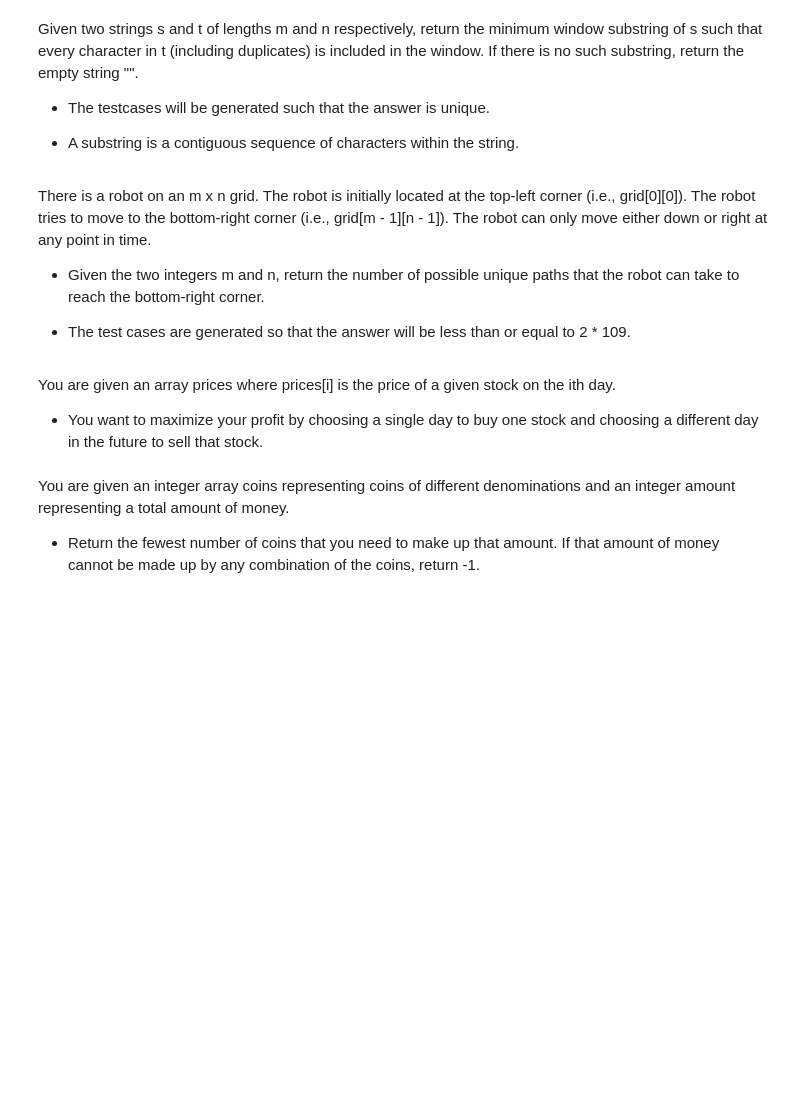
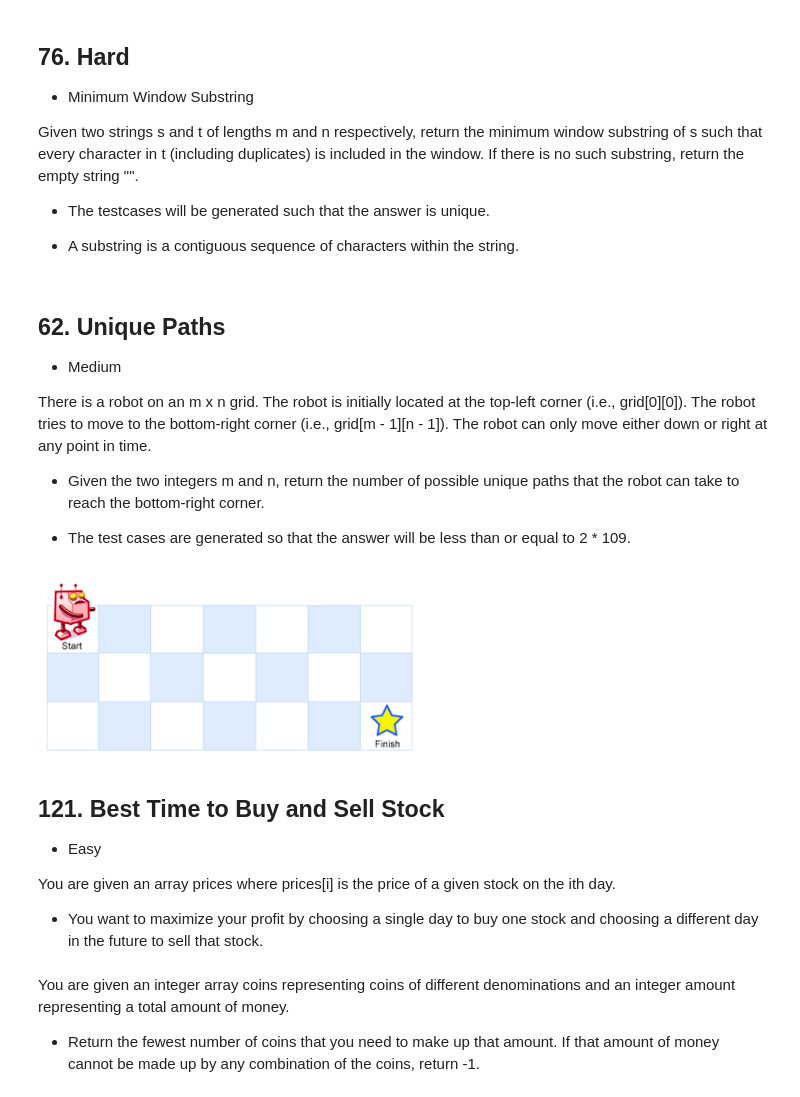
Before and after one commit to MellissaValle/Classes-Practice, a Jupyter notebook: leetcode/Leetcode .ipynb, the cells around one changed output. Drawn from its saved outputs; the diff is of its cells as text; code cells hidden in the pictures; blank space fills up the shorter version.

Commit message:
Easy medium hard

```diff
--- a/leetcode/Leetcode .ipynb
+++ b/leetcode/Leetcode .ipynb
@@ -30,4 +71,8 @@ class Solution:
 # %% [markdown]
+## 76. Hard
+
+- Minimum Window Substring
+
 Given two strings s and t of lengths m and n respectively, return the minimum window substring of s such that every character in t (including duplicates) is included in the window. If there is no such substring, return the empty string "".
 
 - The testcases will be generated such that the answer is unique.
@@ -96,7 +179,15 @@ class Solution:
 # %% [markdown]
+## 62. Unique Paths
+
+- Medium
+
 There is a robot on an m x n grid. The robot is initially located at the top-left corner (i.e., grid[0][0]). The robot tries to move to the bottom-right corner (i.e., grid[m - 1][n - 1]). The robot can only move either down or right at any point in time.
 
 - Given the two integers m and n, return the number of possible unique paths that the robot can take to reach the bottom-right corner.
 
 - The test cases are generated so that the answer will be less than or equal to 2 * 109.
+# %%
+display.Image("Robot.png")
+# %% [output]
+[figure, added]
 # %%
@@ -118,4 +234,8 @@ class Solution:
 # %% [markdown]
+## 121. Best Time to Buy and Sell Stock
+
+- Easy
+
 You are given an array prices where prices[i] is the price of a given stock on the ith day.
 
 - You want to maximize your profit by choosing a single day to buy one stock and choosing a different day in the future to sell that stock.
```
Also changed, not shown: parts of 13 cells of this notebook.
